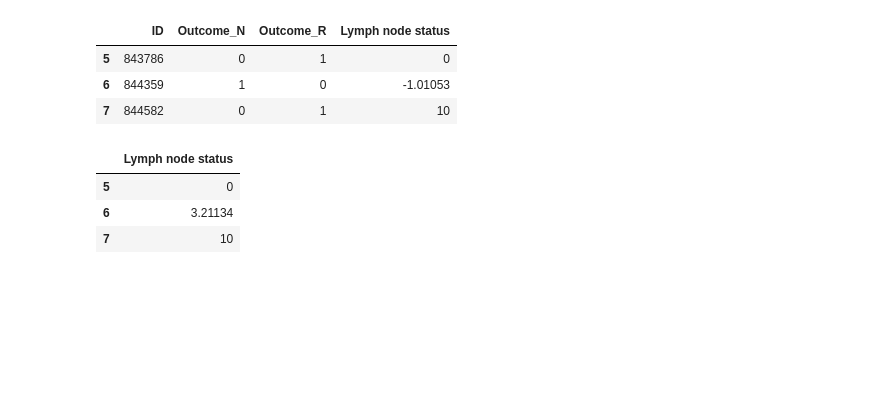
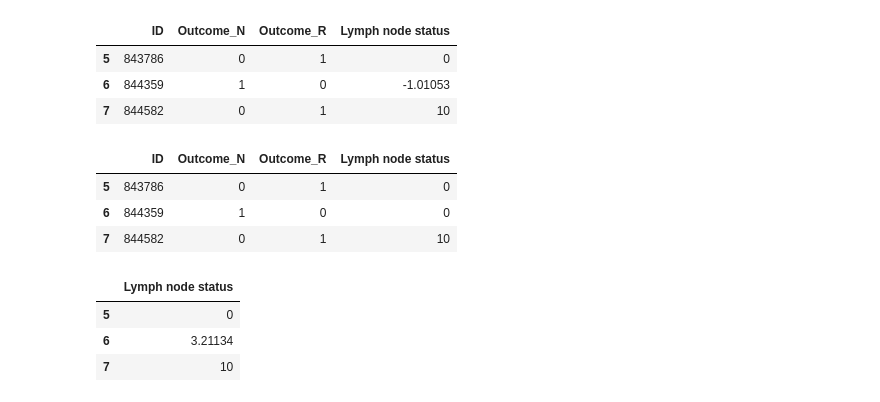
Before and after one commit to tifabi/100DaysOfMLCode, a Jupyter notebook: ML_Algorithms/Pipelines/Pipeline_Example.ipynb, the cells around one changed output. Cells and saved outputs as stored; diff of their text form; code cells hidden in the pictures; blank space fills up the shorter version.

```diff
--- a/ML_Algorithms/Pipelines/Pipeline_Example.ipynb
+++ b/ML_Algorithms/Pipelines/Pipeline_Example.ipynb
@@ -482,6 +490,7 @@ class ImputeMissing(BaseEstimator, TransformerMixin):
             # define options for sklearn models
             optionModel = {'linear': LinearRegression(),
                             'ridge': Ridge(),
+                            'knn': neighbors.KNeighborsClassifier(n_jobs=-1, weights="distance", p=1, n_neighbors=7)
                           }
 
             if self.strategy in optionStats:
@@ -528,6 +537,21 @@ demo[['ID','Outcome_N','Outcome_R','Lymph node status']][5:8]
 | 5 | 843786 | 0 | 1 | 0 |
 | 6 | 844359 | 1 | 0 | -1.01053 |
 | 7 | 844582 | 0 | 1 | 10 |
+# %%
+# This test has to run the whole Pipeline because the categorical column will cause an error
+
+num_pipeline = Pipeline([
+        ('encoder', EncodeCategorical()),
+        ('imputer', ImputeMissing('?','knn'))
+    ])
+
+demo = num_pipeline.fit_transform(bcSet)
+demo[['ID','Outcome_N','Outcome_R','Lymph node status']][5:8]
+# %% [output]
+|  | ID | Outcome_N | Outcome_R | Lymph node status |
+| 5 | 843786 | 0 | 1 | 0 |
+| 6 | 844359 | 1 | 0 | 0 |
+| 7 | 844582 | 0 | 1 | 10 |
 # %%
 # This test is running the imputer without calling an sklearn model which does not
 # need the the categorical column to be encoded
```
Also changed, not shown: parts of 4 cells of this notebook.
